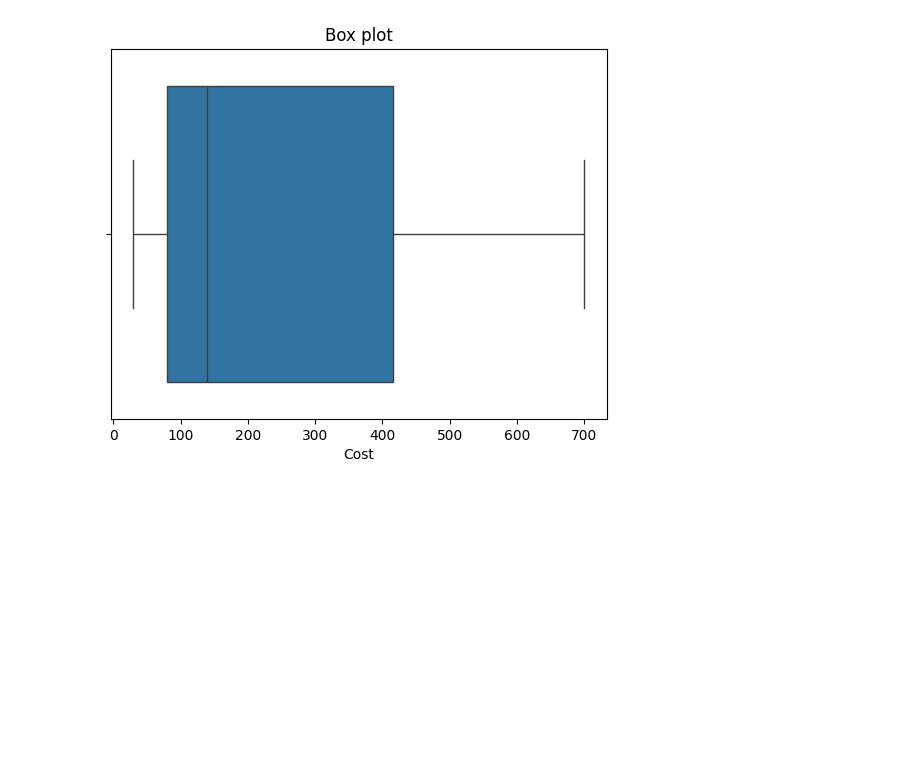
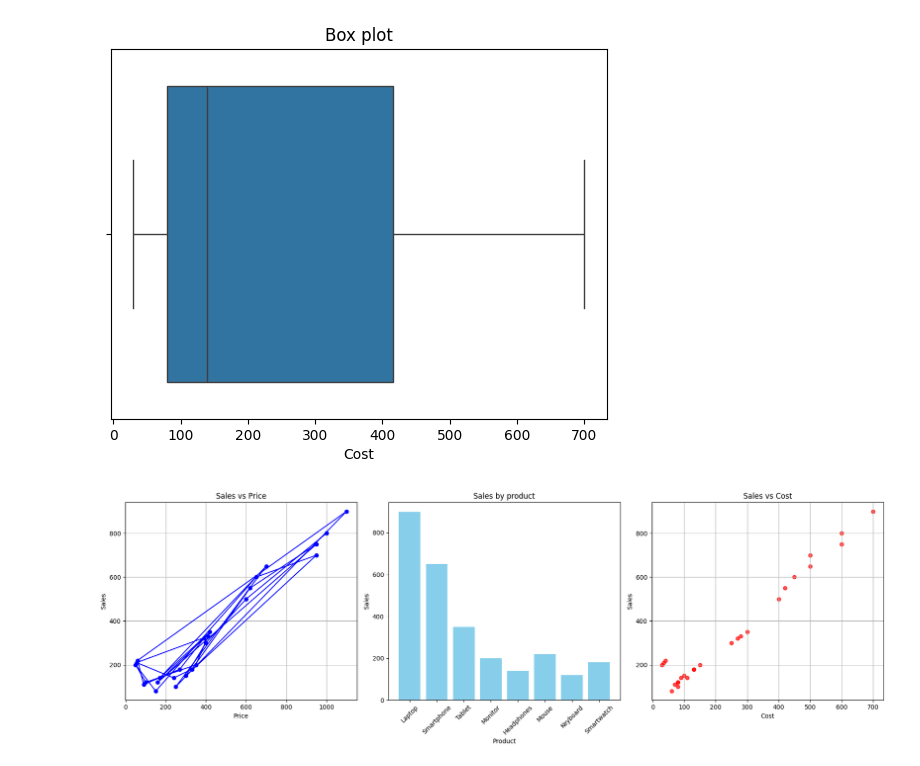
Before and after one commit to Ramjeet-Dixit/Complete-Python-3-Bootcamp, a Jupyter notebook: EDA_matplotlib_seaborn.ipynb, the cells around one changed output. Cells and saved outputs as stored; diff of their text form; code cells hidden in the pictures; blank space fills up the shorter version.

```diff
--- a/EDA_matplotlib_seaborn.ipynb
+++ b/EDA_matplotlib_seaborn.ipynb
@@ -195,23 +195,25 @@ plt.show()
 # %%
 # Subplots: Line Plot, Bar Plot, and Scatter Plot
 fig, axs = plt.subplots(1, 3, figsize=(18, 6))
 # Line plot
-axs[0].plot(df['Price'], df['Sales'], marker='o', linestyle='-', color='b')
+axs[0].plot(df['Price'], df['Sales'], marker='o', linestyle='-', color='blue')
 axs[0].set_title('Sales vs Price')
 axs[0].set_xlabel('Price')
 axs[0].set_ylabel('Sales')
 axs[0].grid(True)
 # Bar plot
 axs[1].bar(df['Product'], df['Sales'], color='skyblue')
 axs[1].set_title('Sales by product')
 axs[1].set_xlabel('Product')
 axs[1].set_ylabel('Sales')
 axs[1].tick_params(axis='x', rotation=45)
 # Scatter plot
 axs[2].scatter(df['Cost'], df['Sales'], color='red', alpha=0.7)
 axs[2].set_title('Sales vs Cost')
 axs[2].set_xlabel('Cost')
 axs[2].set_ylabel('Sales')
 axs[2].grid(True)
 plt.tight_layout()
 plt.show()
+# %% [output]
+[figure, added]
```
